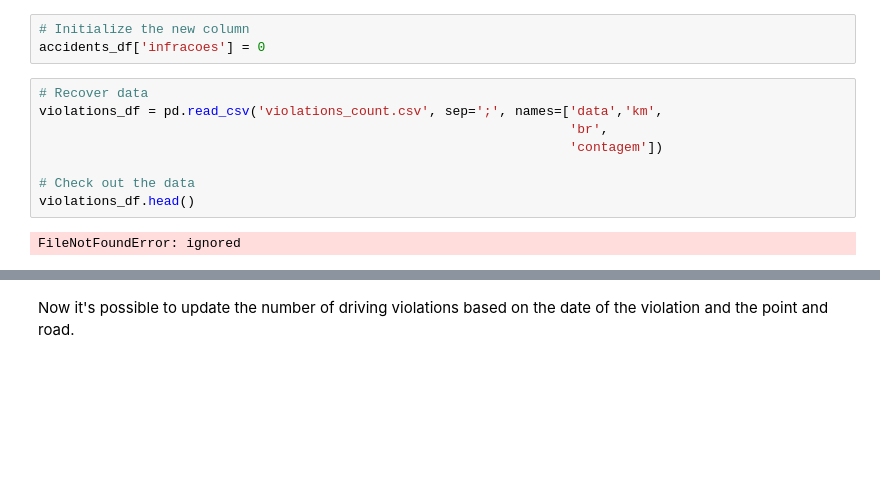
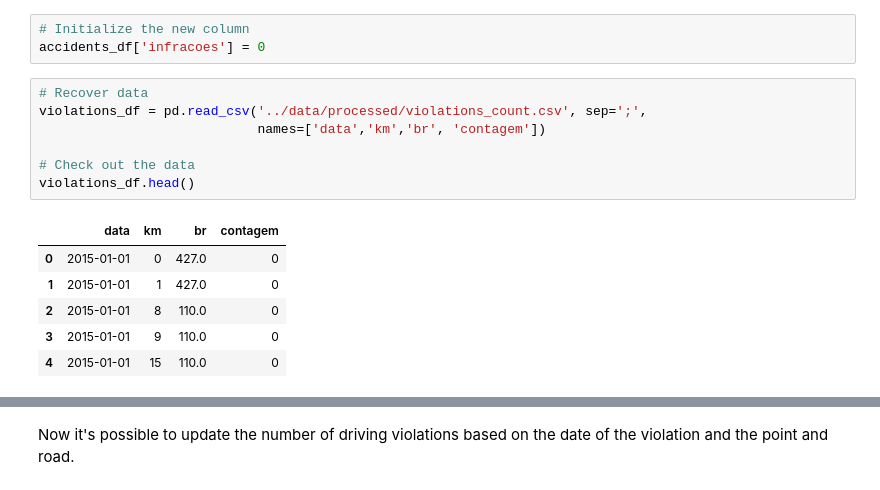
Before and after one commit to nymarya/corvus, a Jupyter notebook: notebooks/2.0 - accidents cleaning.ipynb, the cells around one changed output, grey strips where cells are left out. Cells and saved outputs as stored; diff of their text form; blank space fills up the shorter version.

```diff
--- a/notebooks/2.0 - accidents cleaning.ipynb
+++ b/notebooks/2.0 - accidents cleaning.ipynb
@@ -100,14 +109,18 @@ In this section, we will aggregate the info about driving violations
 accidents_df['infracoes'] = 0
 # %%
 # Recover data
-violations_df = pd.read_csv('violations_count.csv', sep=';', names=['data','km',
-                                                                    'br',
-                                                                    'contagem'])
+violations_df = pd.read_csv('../data/processed/violations_count.csv', sep=';',
+                            names=['data','km','br', 'contagem'])
 
 # Check out the data
 violations_df.head()
 # %% [output]
-FileNotFoundError: ignored
+|  | data | km | br | contagem |
+| 0 | 2015-01-01 | 0 | 427.0 | 0 |
+| 1 | 2015-01-01 | 1 | 427.0 | 0 |
+| 2 | 2015-01-01 | 8 | 110.0 | 0 |
+| 3 | 2015-01-01 | 9 | 110.0 | 0 |
+| 4 | 2015-01-01 | 15 | 110.0 | 0 |
 # %%
 violations_df.info()
 # %% [output]
```
Also changed, not shown: parts of 11 cells of this notebook, 1 other file.
